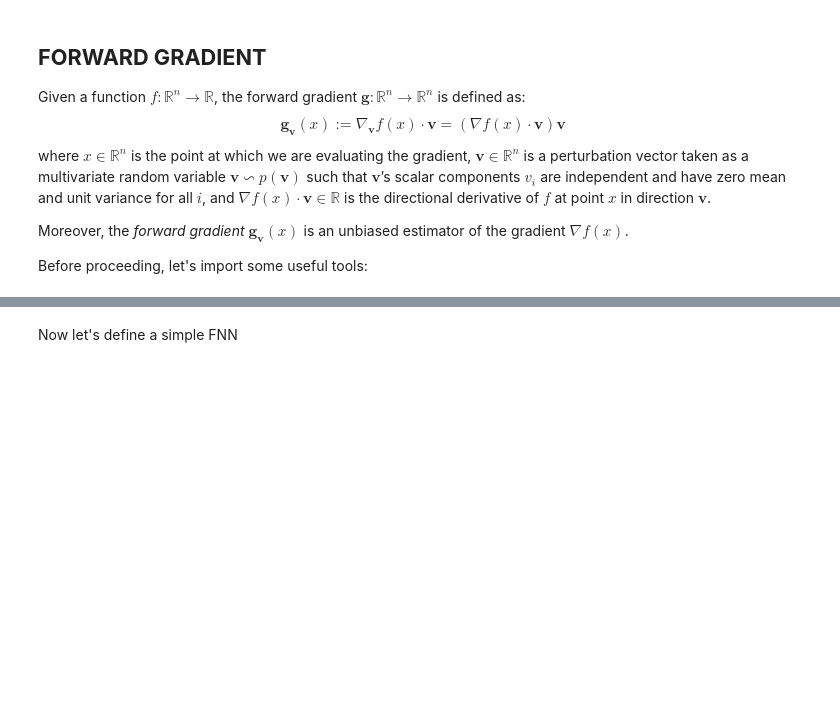
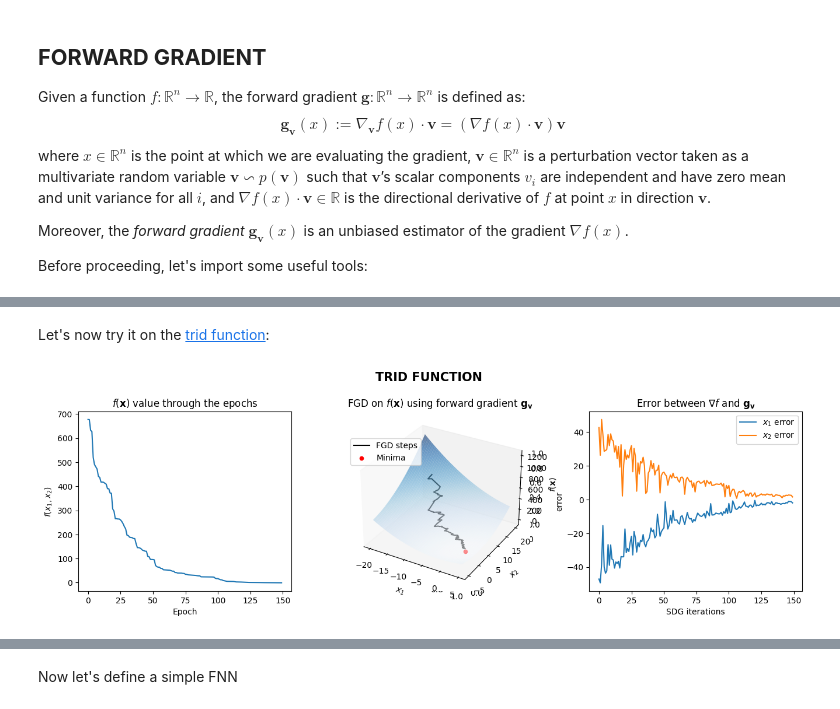
Before and after one commit to luigi-ga/GradientsWithoutBackpropagation, a Jupyter notebook: fwdgrad.ipynb, the cells around one changed output, grey strips where cells are left out. Cells and saved outputs as stored; diff of their text form; code cells hidden in the pictures; blank space fills up the shorter version.

```diff
--- a/fwdgrad.ipynb
+++ b/fwdgrad.ipynb
@@ -141,0 +116,13 @@ def stable_cross_entropy(params, func, x, t):
+# %% [markdown]
+Let's now try it on the [trid function](https://www.sfu.ca/~ssurjano/trid.html):
+# %%
+# Define the function
+def f2(x1, x2):
+    return (x1-1)**2 + (x2-1)**2 - x2*x1
+
+# Define primals (x1, x2)
+primals = (torch.tensor([-15.]), torch.tensor([15.]))
+
+plot_fgd("TRID FUNCTION", f2, primals, min=[2,2,-12], l_rate=0.1, epochs=150)
+# %% [output]
+[figure, added]
```
Also changed, not shown: parts of 17 cells of this notebook.
